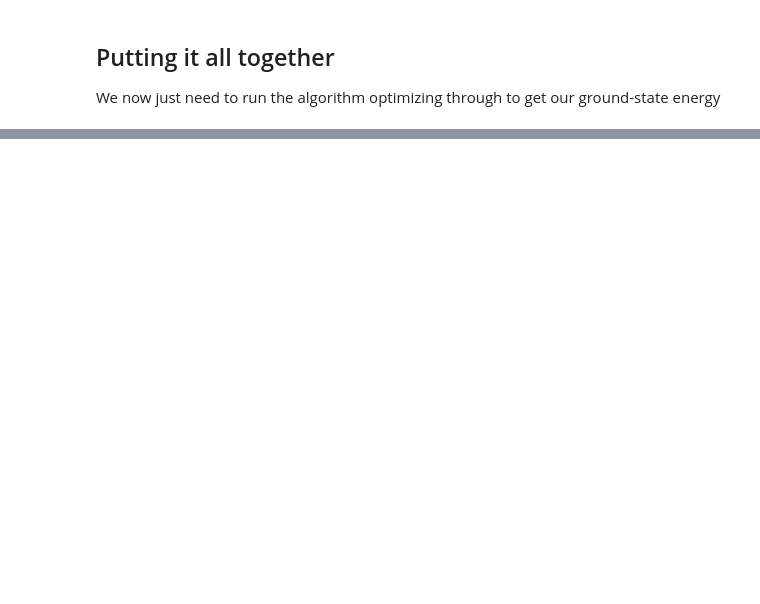
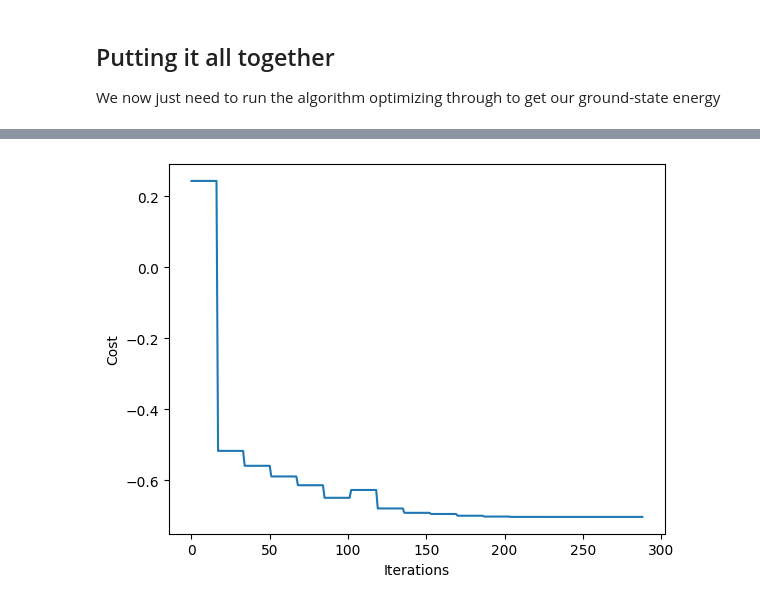
Before and after one commit to mirkoconsiglio/VQA_tutorial, a Jupyter notebook: 2_VQE.ipynb, the cells around one changed output, grey strips where cells are left out. Cells and saved outputs as stored; diff of their text form; code cells hidden in the pictures; blank space fills up the shorter version.

```diff
--- a/2_VQE.ipynb
+++ b/2_VQE.ipynb
@@ -1,4 +1,7 @@
 # %%
+import numpy as np
+from nbformat.sign import algorithms
+
 # Pre-defined ansatz circuit and operator class for Hamiltonian
 from qiskit.circuit.library import EfficientSU2
 from qiskit.quantum_info import SparsePauliOp, Statevector
@@ -8,6 +11,13 @@ from qiskit_algorithms.optimizers import L_BFGS_B
 
 # Plotting functions
 import matplotlib.pyplot as plt
+
+# Global dictionary
+cost_history_dict = {
+	"prev_vector": None,
+	"iters": 0,
+	"cost_history": [],
+}
 # %% [markdown]
 $$\newcommand{\ket}[1]{\left|{#1}\right\rangle}$$
 $$\newcommand{\bra}[1]{\left\langle{#1}\right|}$$
@@ -81,0 +118,8 @@ print(result)
+# %%
+fig, ax = plt.subplots()
+ax.plot(range(cost_history_dict["iters"]), cost_history_dict["cost_history"])
+ax.set_xlabel("Iterations")
+ax.set_ylabel("Cost")
+plt.draw()
+# %% [output]
+[figure, added]
```
Also changed, not shown: parts of 10 cells of this notebook, 1 other file.
